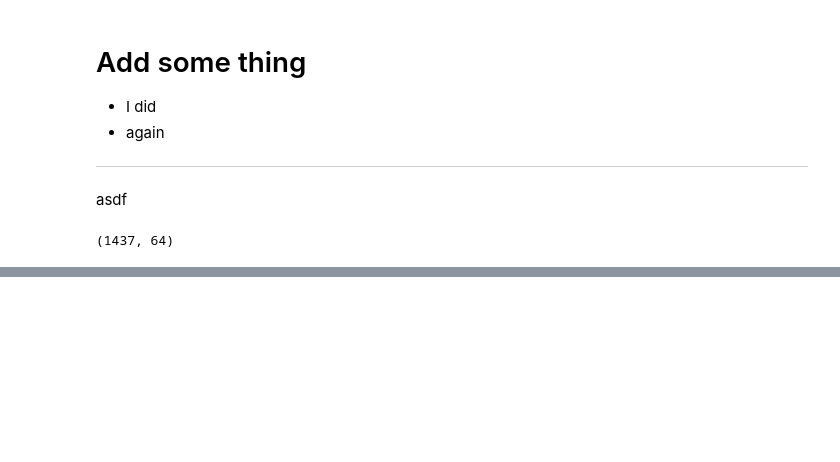
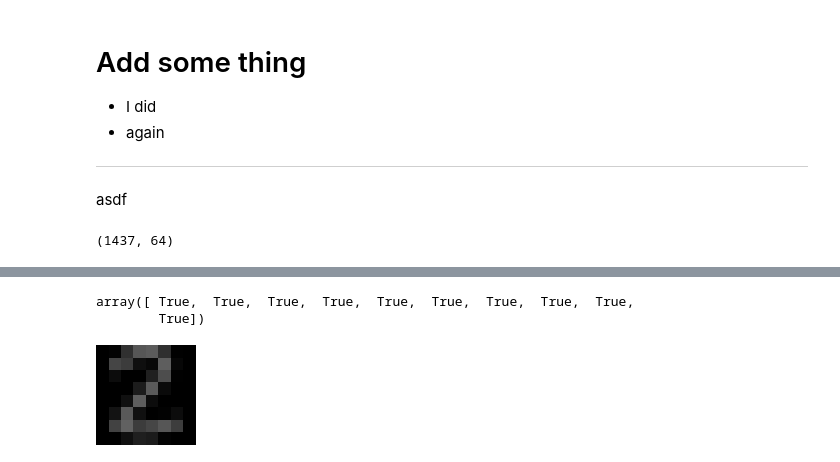
Before and after one commit to daniel-falk/ai-ml-principles-exercises, a Jupyter notebook: ML-training/cv-crash-course/Digit_classification_sklearn1.ipynb, the cells around one changed output, grey strips where cells are left out. Cells and saved outputs as stored; diff of their text form; code cells hidden in the pictures; blank space fills up the shorter version.

```diff
--- a/ML-training/cv-crash-course/Digit_classification_sklearn1.ipynb
+++ b/ML-training/cv-crash-course/Digit_classification_sklearn1.ipynb
@@ -75,0 +136,12 @@ from sklearn import svm
+# %%
+# Test that the loaded model is still capabe to predict accurately
+mymodel.predict(X_test[:10]) == y_test[:10]
+# %% [output]
+array([ True,  True,  True,  True,  True,  True,  True,  True,  True,
+        True])
+# %%
+im = Image.open("2.jpg").resize((8,8))
+# %%
+im.resize((100,100), resample=Image.NEAREST)
+# %% [output]
+[figure, added]
```
Also changed, not shown: parts of 19 cells of this notebook.
